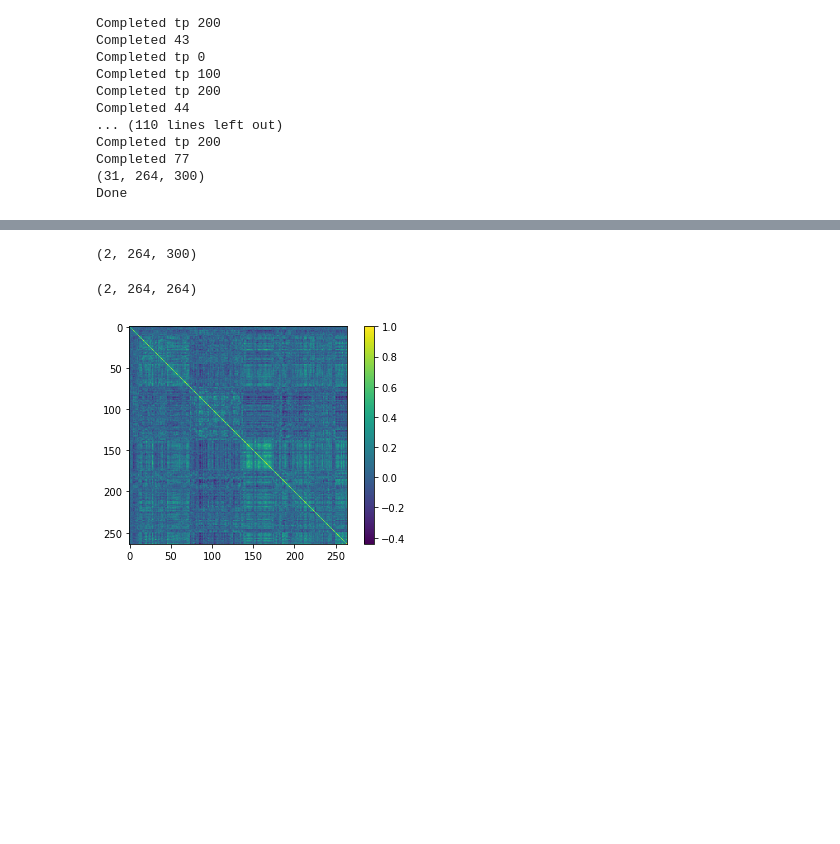
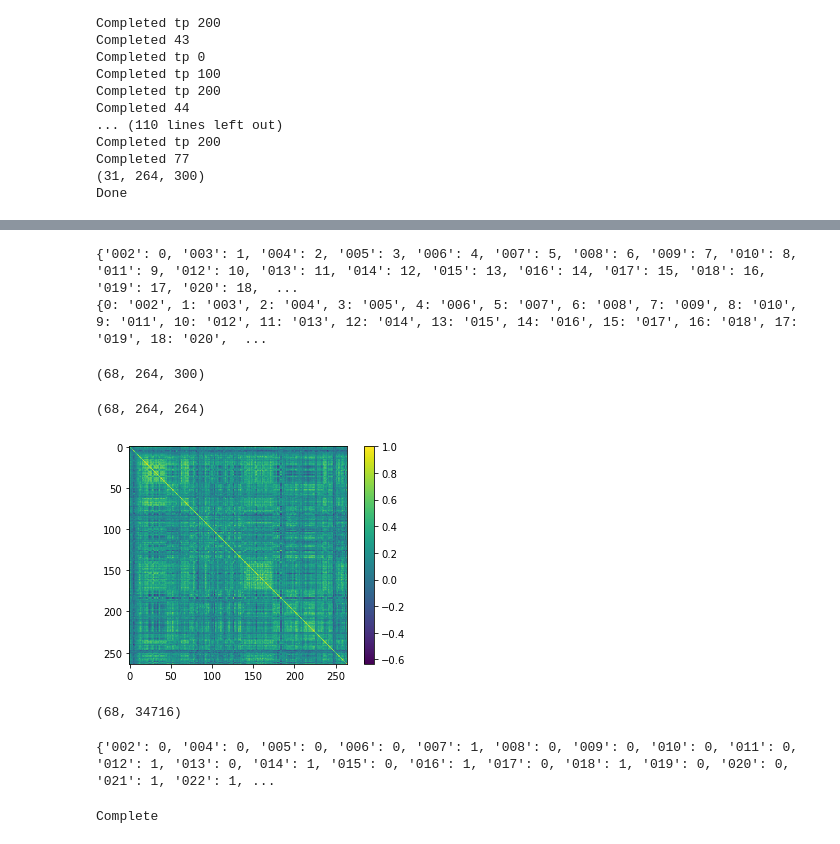
Before and after one commit to u-brite/ImageNomeR, a Jupyter notebook: notebooks/fmri/fmri2makeFC.ipynb, the cells around one changed output, grey strips where cells are left out. Drawn from its saved outputs; the diff is of its cells as text; code cells hidden in the pictures; blank space fills up the shorter version.

Commit message:
Made FC data

```diff
--- a/notebooks/fmri/fmri2makeFC.ipynb
+++ b/notebooks/fmri/fmri2makeFC.ipynb
@@ -110,13 +110,22 @@ Completed 77
 Done
 # %%
 signalAllSubj = []
+count = 0
+subjNum2IdxMap = {}
+subjIdx2NumMap = {}
 
-for i in range(9,11):
+for i in range(2,78):
     num = f'00{i}' if i < 10 else f'0{i}'
-    infile = f'/home/anton/Documents/Tulane/Hackathon/ImageNomeR/data/fmri-ts-rest/sub-{num}.pkl'
-    with open(infile, 'rb') as f:
-        signal = pickle.load(f)
-        signalAllSubj.append(signal)
+    try:
+        infile = f'/home/anton/Documents/Tulane/Hackathon/ImageNomeR/data/fmri-ts-rest/sub-{num}.pkl'
+        with open(infile, 'rb') as f:
+            signal = pickle.load(f)
+            signalAllSubj.append(signal)
+            subjNum2IdxMap[num] = count
+            subjIdx2NumMap[count] = num
+            count += 1
+    except:
+        print(f'No subject {i}')
 
 signalAllSubj = np.stack(signalAllSubj)
 print(signalAllSubj.shape)
@@ -125,3 +142,9 @@ print(signalAllSubj.shape)
+# %%
+print(subjNum2IdxMap)
+print(subjIdx2NumMap)
+# %% [output]
+{'002': 0, '003': 1, '004': 2, '005': 3, '006': 4, '007': 5, '008': 6, '009': 7, '010': 8, '011': 9, '012': 10, '013': 11, '014': 12, '015': 13, '016': 14, '017': 15, '018': 16, '019': 17, '020': 18,  ...
+{0: '002', 1: '003', 2: '004', 3: '005', 4: '006', 5: '007', 6: '008', 7: '009', 8: '010', 9: '011', 10: '012', 11: '013', 12: '014', 13: '015', 14: '016', 15: '017', 16: '018', 17: '019', 18: '020',  ...
 # %%
 from scipy import signal
 
@@ -141,7 +164,7 @@ filtSignal = butter_bandpass_filter(signalAllSubj,
                                     img.shape[-1]*(2.1))
 print(filtSignal.shape)
 # %% [output]
-(2, 264, 300)
+(68, 264, 300)
 # %%
 pSubj = []
 
@@ -153,12 +176,55 @@ pSubj = np.stack(pSubj)
 
 print(pSubj.shape)
 # %% [output]
-(2, 264, 264)
+(68, 264, 264)
 # %%
 import matplotlib.pyplot as plt
 
-plt.imshow(pSubj[1])
+plt.imshow(pSubj[67])
 plt.colorbar()
 plt.show()
 # %% [output]
-[figure, old version]
+[figure, new version]
+# %%
+a,b = np.triu_indices(264,1)
+idcs = np.arange(34716)
+
+pSubjSlim = [pSubj[n,a[idcs],b[idcs]] for n in range(pSubj.shape[0])]
+pSubjSlim = np.stack(pSubjSlim)
+
+print(pSubjSlim.shape)
+# %% [output]
+(68, 34716)
+# %%
+groupsFname = '/home/anton/Documents/Tulane/Hackathon/ImageNomeR/data/fmri-groups.txt'
+groupsNormalDiagMap = {}
+
+with open(groupsFname, 'r') as f:
+    for line in f.readlines():
+        parts = line.split('\t')
+        numInt = int(parts[0])
+        normalDiag = int(parts[1])
+        for num in subjNum2IdxMap:
+            if int(num) == numInt:
+                groupsNormalDiagMap[num] = normalDiag
+
+print(groupsNormalDiagMap)
+# %% [output]
+{'002': 0, '004': 0, '005': 0, '006': 0, '007': 1, '008': 0, '009': 0, '010': 0, '011': 0, '012': 1, '013': 0, '014': 1, '015': 0, '016': 1, '017': 0, '018': 1, '019': 0, '020': 0, '021': 1, '022': 1, ...
+# %%
+import pickle
+
+fcFile = '/home/anton/Documents/Tulane/Hackathon/ImageNomeR/data/fmri-FC-slim.pkl'
+fmriDataDict = {
+    'FC-slim': pSubjSlim,
+    'subjNum2IdxMap': subjNum2IdxMap,
+    'subjIdx2NumMap': subjIdx2NumMap,
+    'groupsNormalDiagMap': groupsNormalDiagMap
+}
+
+with open(fcFile, 'wb') as f:
+    pickle.dump(fmriDataDict, f)
+
+print('Complete')
+# %% [output]
+Complete
```
Also changed, not shown: parts of 1 cell of this notebook, 1 other file.
